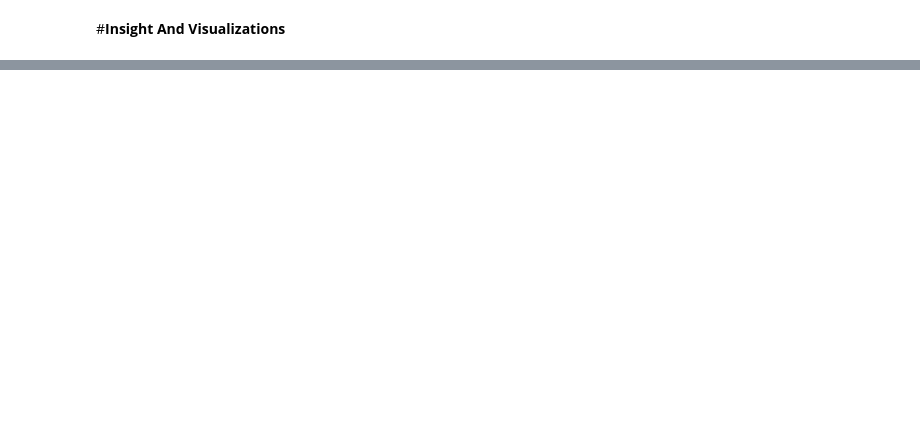
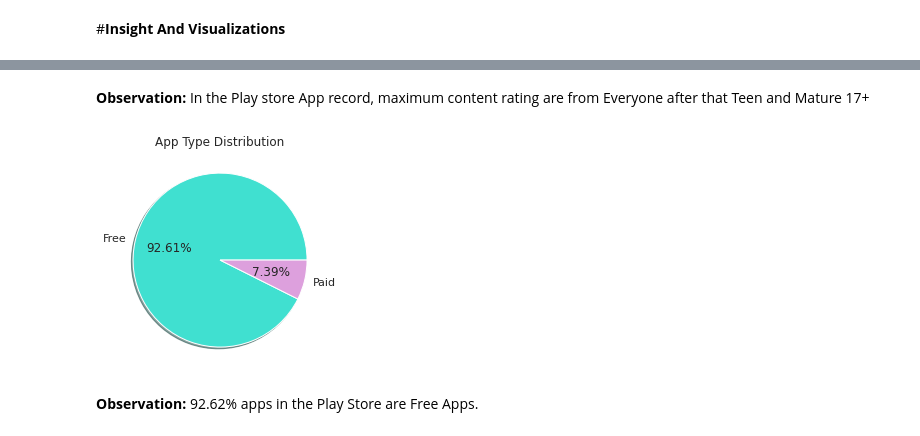
Before and after one commit to amit-kr-phe/Team-Capstone-Project-1-on-EDA, a Jupyter notebook: Individual_Notebook.ipynb, the cells around one changed output, grey strips where cells are left out. Saved outputs shown, nothing was run; the diff lists cells and outputs as text; code cells hidden in the pictures; blank space fills up the shorter version.

```diff
--- a/Individual_Notebook.ipynb
+++ b/Individual_Notebook.ipynb
@@ -410,0 +433,10 @@ combined_df.head(10)
+# %% [markdown]
+**Observation:** In the Play store App record, maximum content rating are from Everyone after that Teen and Mature 17+
+# %%
+y=df_1['Type'].value_counts()
+plt.pie(y,labels=['Free','Paid'],autopct='%1.2f%%',shadow=True,colors=['turquoise','plum'])
+plt.title('App Type Distribution');
+# %% [output]
+[figure, added]
+# %% [markdown]
+**Observation:** 92.62% apps in the Play Store are Free Apps.
```
Also changed, not shown: parts of 7 cells of this notebook.
